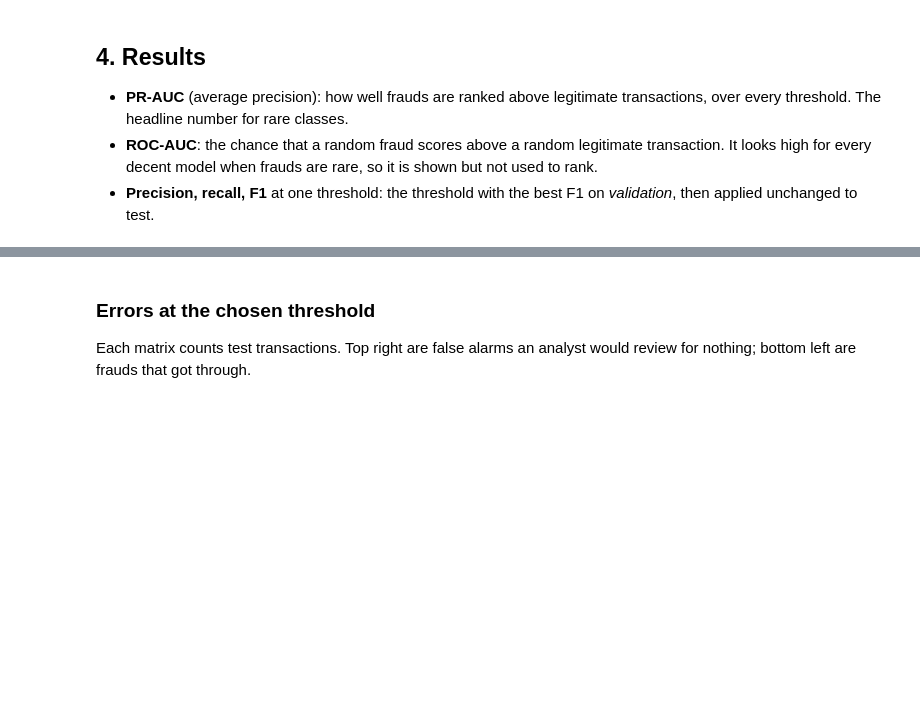
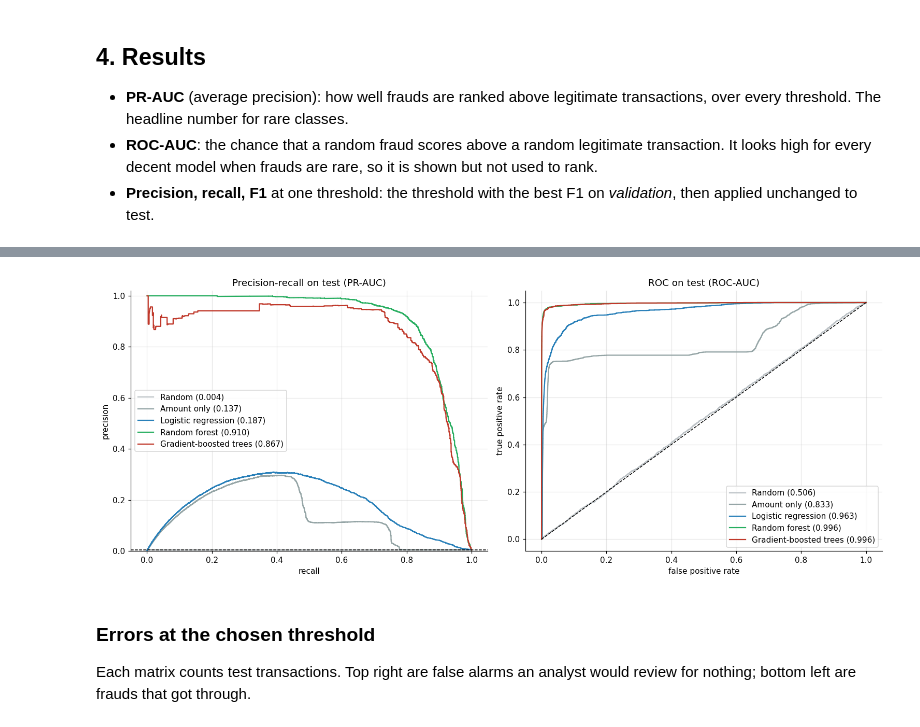
Before and after one commit to Anaximandr0s/fraud-lakehouse, a Jupyter notebook: notebooks/fraud_model.ipynb, the cells around one changed output, grey strips where cells are left out. Saved outputs shown, nothing was run; the diff lists cells and outputs as text; code cells hidden in the pictures; blank space fills up the shorter version.

```diff
--- a/notebooks/fraud_model.ipynb
+++ b/notebooks/fraud_model.ipynb
@@ -54,5 +54,8 @@ spark = (
     SparkSession.builder.appName("jupyter")
     .config("spark.driver.memory", "512m")
     .config("spark.driver.host", "jupyter")
+    # Progress bars and warnings would be saved into the committed outputs.
+    .config("spark.ui.showConsoleProgress", "false")
     .getOrCreate()
 )
+spark.sparkContext.setLogLevel("ERROR")
@@ -241,25 +274,27 @@ QUALITY = ["pr_auc", "roc_auc", "precision", "recall", "f1"]
 # %%
 COLORS = dict(zip(NAMES, ["#bdc3c7", "#95a5a6", "#2980b9", "#27ae60", "#c0392b"], strict=True))
 fraud_rate = overview.loc["test", "fraud_rate"]
 
 fig, (pr_ax, roc_ax) = plt.subplots(1, 2, figsize=(14, 5.5))
 for name in NAMES:
     labels, scored = arrays(test_scores[name])
     precision, recall, _ = metrics.pr_curve(labels, scored)
     fpr, tpr = metrics.roc_curve(labels, scored)
     label = f"{name} ({results.loc[name, 'pr_auc']:.3f})"
     pr_ax.step(recall, precision, where="post", color=COLORS[name], label=label)
     roc_ax.plot(fpr, tpr, color=COLORS[name], label=f"{name} ({results.loc[name, 'roc_auc']:.3f})")
 pr_ax.axhline(fraud_rate, ls="--", lw=1, color="black")
 pr_ax.set(
     title="Precision-recall on test (PR-AUC)", xlabel="recall", ylabel="precision", ylim=(0, 1.02)
 )
 roc_ax.plot([0, 1], [0, 1], ls="--", lw=1, color="black")
 roc_ax.set(title="ROC on test (ROC-AUC)", xlabel="false positive rate", ylabel="true positive rate")
-pr_ax.legend(loc="upper right")
+pr_ax.legend(loc="center left")
 roc_ax.legend(loc="lower right")
 fig.tight_layout()
 fig.savefig(FIGURES / "pr_roc_curves.png", bbox_inches="tight")
+# %% [output]
+[figure, added]
 # %% [markdown]
 ### Errors at the chosen threshold
 
```
Also changed, not shown: parts of 10 cells of this notebook, 4 other files.
